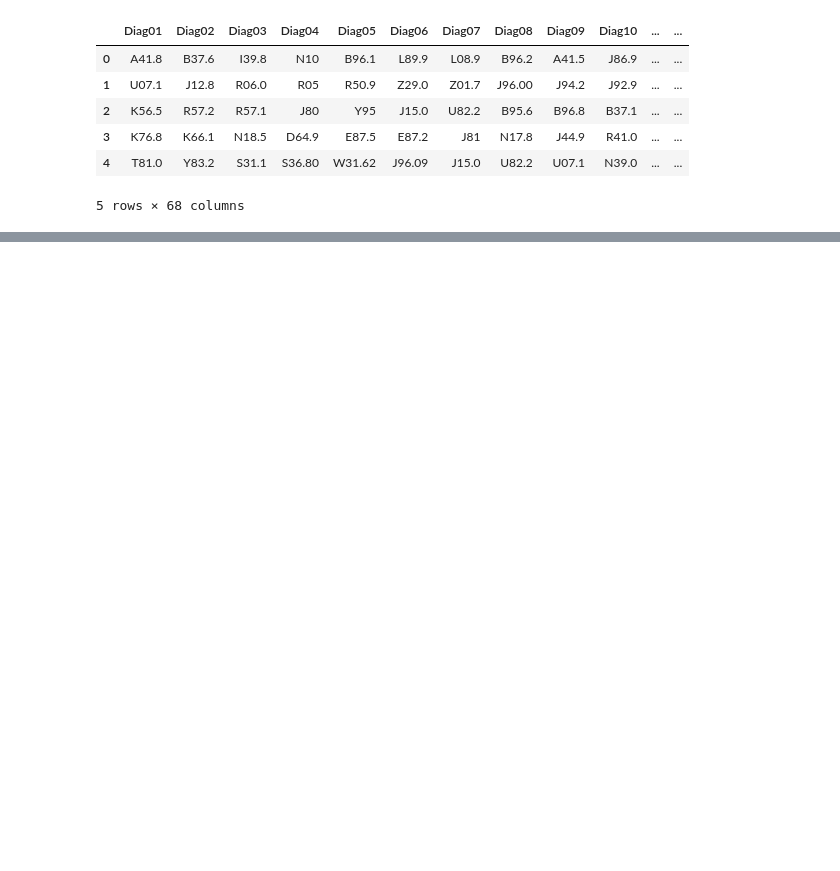
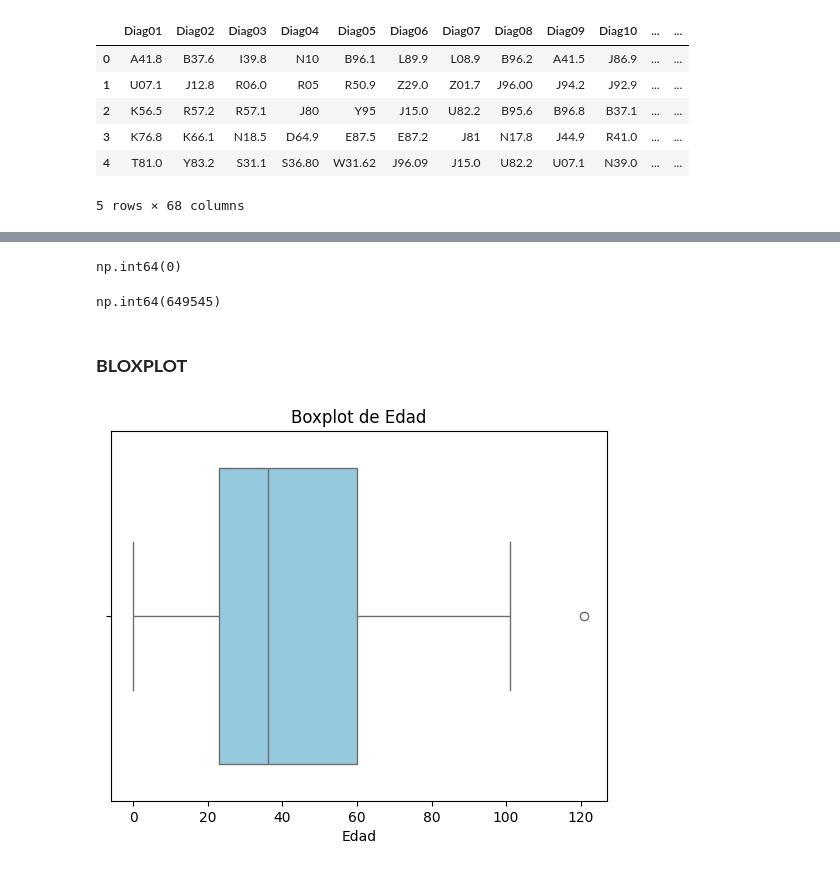
Before and after one commit to ntalme/Proyecto-Aprendizaje-de-Maquina, a Jupyter notebook: CodigoProyecto1.ipynb, the cells around one changed output, grey strips where cells are left out. Cells and saved outputs as stored; diff of their text form; code cells hidden in the pictures; blank space fills up the shorter version.

Commit message:
Se agregaron gráficos para ver los datos

```diff
--- a/CodigoProyecto1.ipynb
+++ b/CodigoProyecto1.ipynb
@@ -69,0 +93,22 @@ df.head()
+# %%
+# Ver la cantidad total de valores nulos que hay en los datos
+df.isnull().sum().sum()
+# %% [output]
+np.int64(0)
+# %%
+# Ver la cantidad total de celdas vacias
+(df == '').sum().sum()
+# %% [output]
+np.int64(649545)
+# %% [markdown]
+### **BLOXPLOT**
+# %%
+# Librerias
+import matplotlib.pyplot as plt
+
+# Grafico Bloxplot
+sns.boxplot(data=df, x="Edad", color="skyblue")
+plt.title("Boxplot de Edad")
+plt.show()
+# %% [output]
+[figure, added]
```
Also changed, not shown: parts of 13 cells of this notebook.
